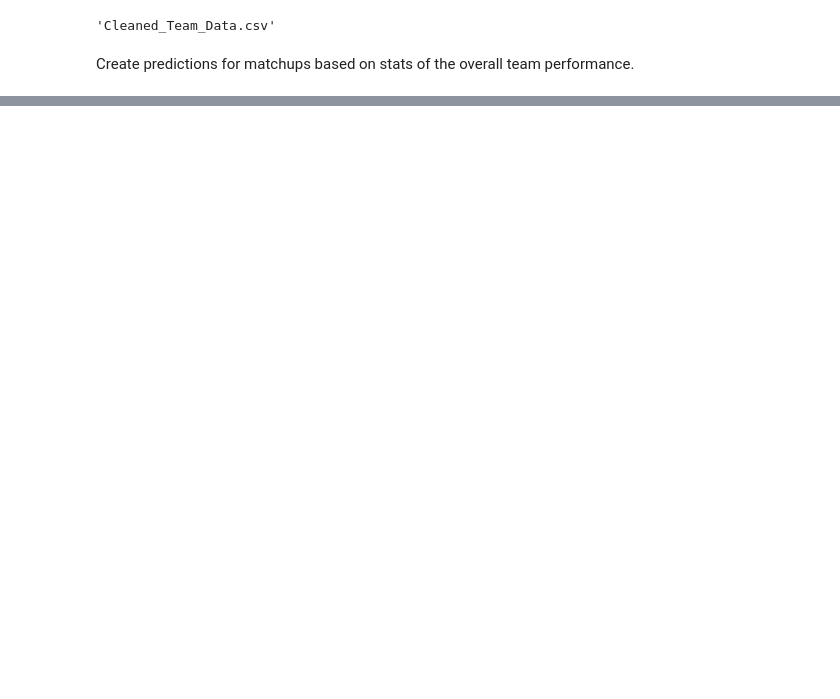
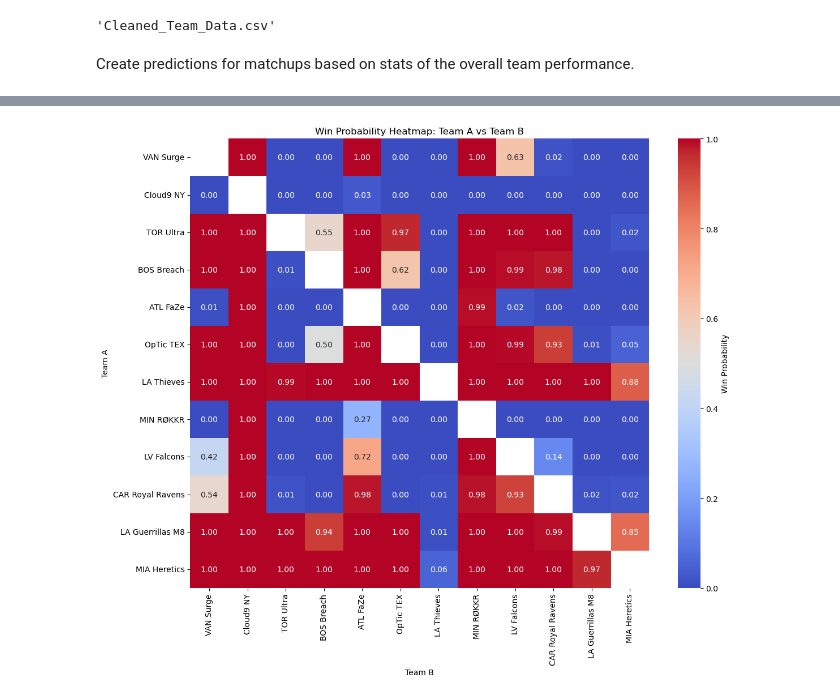
Before and after one commit to KingCam12/Project_2_Call_of_duty_League_Predictions, a Jupyter notebook: CDL_Predictions_Stuff/Process_BeginingEnd.ipynb, the cells around one changed output, grey strips where cells are left out. Saved outputs shown, nothing was run; the diff lists cells and outputs as text; code cells hidden in the pictures; blank space fills up the shorter version.

```diff
--- a/CDL_Predictions_Stuff/Process_BeginingEnd.ipynb
+++ b/CDL_Predictions_Stuff/Process_BeginingEnd.ipynb
@@ -113,0 +316,36 @@ NameError: name 'train_test_split' is not defined
+# %%
+import seaborn as sns
+import matplotlib.pyplot as plt
+import numpy as np
+
+# Step 1: Create a matrix to store win probabilities
+teams = cleaned_data['Current Team'].unique()
+win_prob_matrix = np.zeros((len(teams), len(teams)))
+
+# Step 2: Calculate win probabilities for each matchup
+for i, team1 in enumerate(teams):
+    for j, team2 in enumerate(teams):
+        if team1 != team2:
+            # Extract average stats for the teams
+            team1_stats = cleaned_data[cleaned_data['Current Team'] == team1][features].mean()
+            team2_stats = cleaned_data[cleaned_data['Current Team'] == team2][features].mean()
+
+            # Calculate stat differences
+            stat_diffs = pd.DataFrame([team1_stats - team2_stats]).values
+
+            # Predict probability of Team A (team1) winning
+            win_prob = model_combined.predict_proba(stat_diffs)[0][1]
+            win_prob_matrix[i, j] = win_prob
+        else:
+            win_prob_matrix[i, j] = np.nan  # Leave diagonal empty for same-team matchups
+
+# Step 3: Create a heatmap
+plt.figure(figsize=(12, 10))
+sns.heatmap(win_prob_matrix, annot=True, cmap="coolwarm", xticklabels=teams, yticklabels=teams, fmt=".2f", cbar_kws={'label': 'Win Probability'})
+plt.title("Win Probability Heatmap: Team A vs Team B")
+plt.xlabel("Team B")
+plt.ylabel("Team A")
+plt.tight_layout()
+plt.show()
+# %% [output]
+[figure, added]
```
Also changed, not shown: parts of 8 cells of this notebook, 5 other files.
